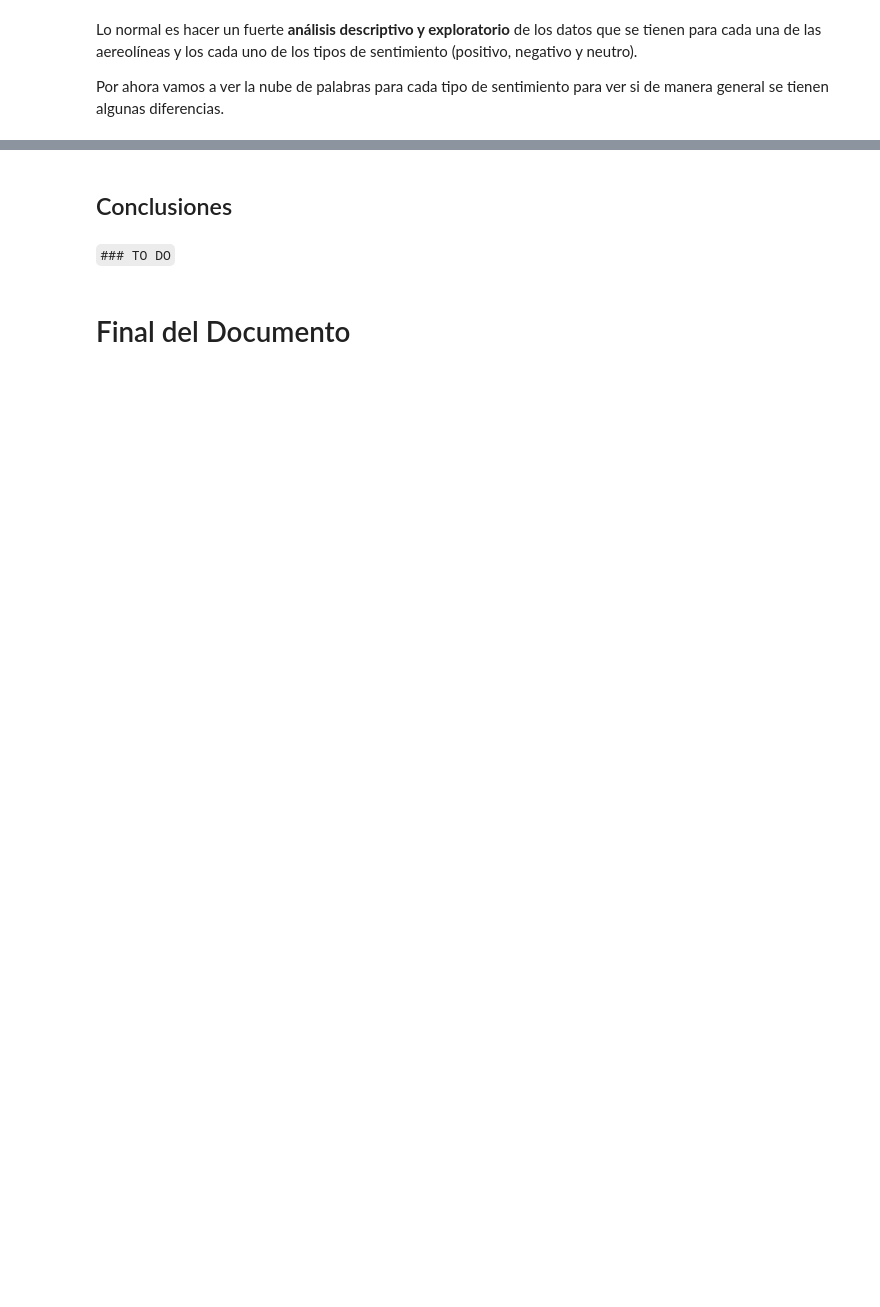
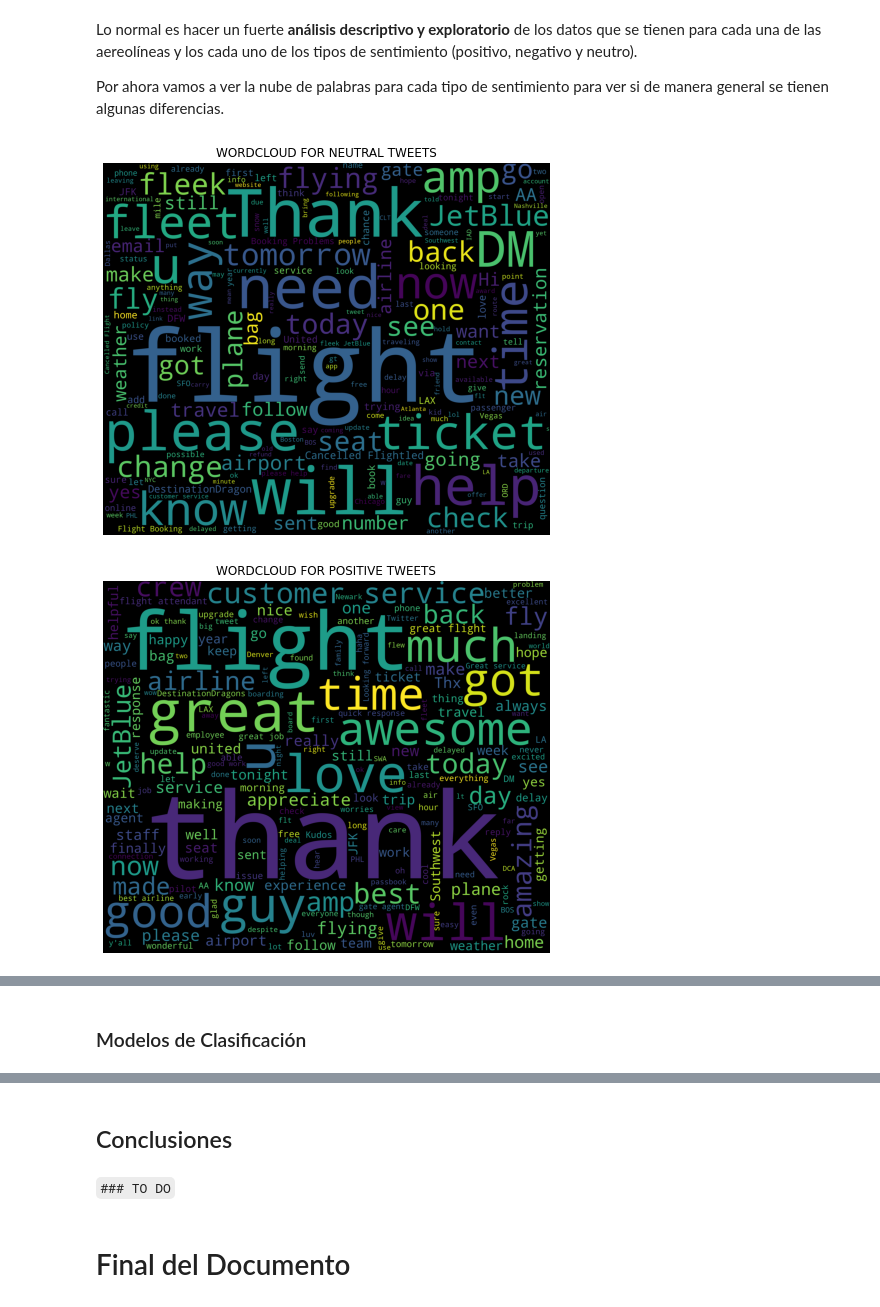
Before and after one commit to juanse1608/AdvancedStatisticsTopics, a Jupyter notebook: Notebooks/SentimentAnalysis.ipynb, the cells around one changed output, grey strips where cells are left out. Cells and saved outputs as stored; diff of their text form; code cells hidden in the pictures; blank space fills up the shorter version.

Commit message:
EDA Wordcloud

```diff
--- a/Notebooks/SentimentAnalysis.ipynb
+++ b/Notebooks/SentimentAnalysis.ipynb
@@ -36,12 +37,30 @@ pd_tweets.head(n=2)
 Lo normal es hacer un fuerte __análisis descriptivo y exploratorio__ de los datos que se tienen para cada una de las aereolíneas y los cada uno de los tipos de sentimiento (positivo, negativo y neutro).
 
 Por ahora vamos a ver la nube de palabras para cada tipo de sentimiento para ver si de manera general se tienen algunas diferencias.
-# %%
-sentiments = pd_tweets['']
-
-words = ' '.join(df['text'])
-# cleaned_word = " ".join([word for word in words.split()
-#                             if 'http' not in word
-#                                 and not word.startswith('@')
-#                                 and word != 'RT'
-#                             ])
+# %%
+# Grafica la nube de palabras para cada uno de los sentimientos (las clases o etiquetas de los tweets)
+sentiments = pd_tweets['airline_sentiment'].unique().tolist()
+
+# Recorre cada sentimiento y hace su nube de palabras
+for s in sentiments:
+    # Cocnatena las palabras de los tweets cuya etiqueta es s
+    words = ' '.join(pd_tweets.loc[pd_tweets['airline_sentiment'] == s, 'text'])
+    cleaned_words = " ".join([word for word in words.split()
+                                if 'http' not in word
+                                    and not word.startswith('@')
+                                    and word != 'RT'
+                                ])
+    # Genera y grafica la nube de palabras
+    wordcloud = WordCloud(stopwords=STOPWORDS,
+                      background_color='black',
+                      width=3000,
+                      height=2500,
+                     ).generate(cleaned_words)
+    plt.figure(1,figsize=(8, 8))
+    plt.imshow(wordcloud)
+    plt.title('WORDCLOUD FOR {} TWEETS'.format(s.upper()))
+    plt.axis('off')
+    plt.show()
+# %% [output]
+[figure, added]
+[figure, added]
@@ -47,0 +68,2 @@ words = ' '.join(df['text'])
+# %% [markdown]
+### Modelos de Clasificación
```
Also changed, not shown: parts of 12 cells of this notebook.
